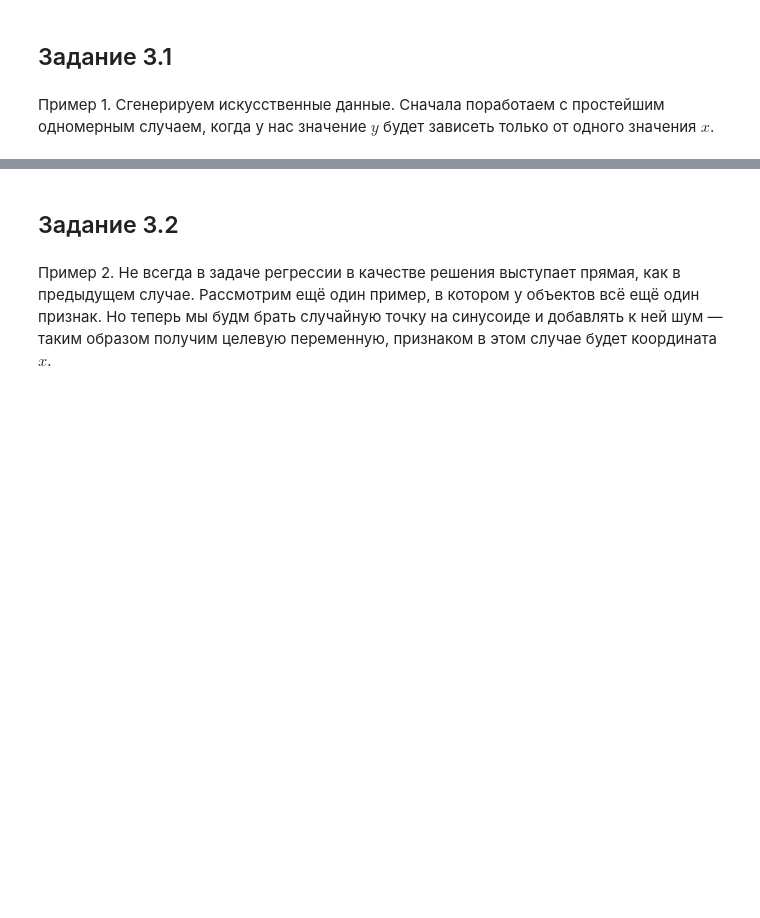
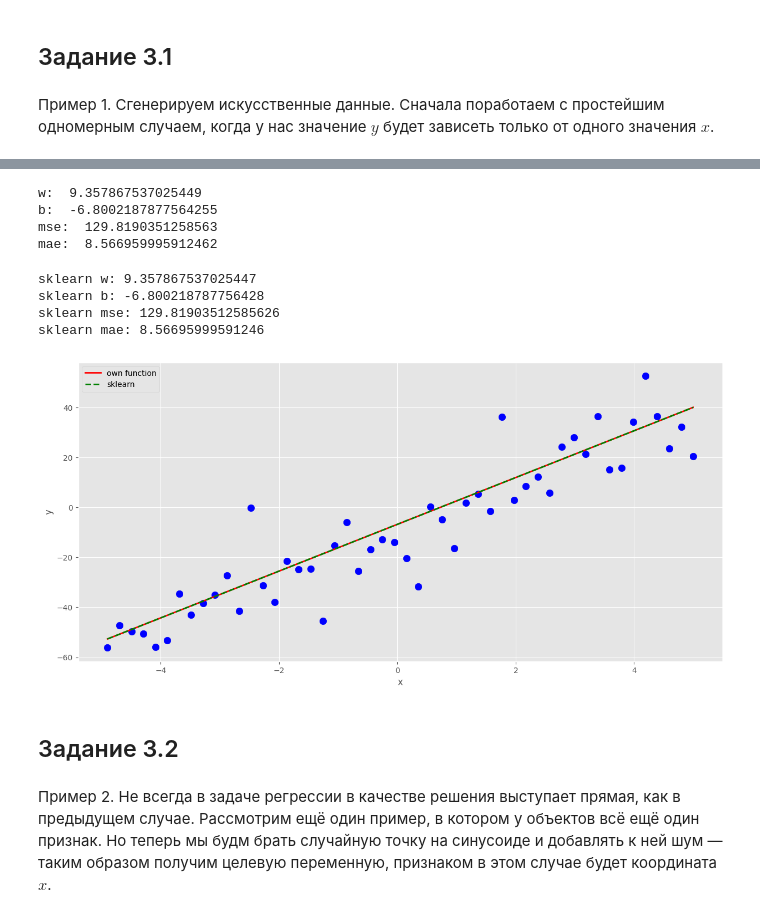
Before and after one commit to Walter-Rabbit/ML.VSem, a Jupyter notebook: Lab3/lab31.ipynb, the cells around one changed output, grey strips where cells are left out. Cells and saved outputs as stored; diff of their text form; code cells hidden in the pictures; blank space fills up the shorter version.

Commit message:
feat: full 3.1

```diff
--- a/Lab3/lab31.ipynb
+++ b/Lab3/lab31.ipynb
@@ -67,3 +69,26 @@ X, X_train, y_train, X_test, y_test = generate_data(100)
 # %%
 ### Реализуйте настройку w и b с помощью рассмотренного выше метода наименьших квадратов.
 ### Найдите значения метрик MSE и MAE. Сравните с результатами из sklearn
+def fit(x, y):
+  b_coefs = np.ones((x.reshape(-1, 1).shape[0], 1))
+  x_full = np.concatenate((x, b_coefs), axis=1)
+  return np.linalg.inv(x_full.T.dot(x_full)).dot(x_full.T).dot(y)
+
+def mse(actual, calculeted):
+  return np.mean((actual - calculeted) ** 2)
+
+def mae(actual, calculeted):
+  return np.mean(abs(actual - calculeted))
+# %%
+w, b = fit(X_train, y_train)
+print("w: ", w)
+print("b: ", b)
+
+y_calculated = X_test.T.dot(w) + b
+print("mse: ", mse(y_test, y_calculated))
+print("mae: ", mae(y_test, y_calculated))
+# %% [output]
+w:  9.357867537025449
+b:  -6.8002187877564255
+mse:  129.8190351258563
+mae:  8.566959995912462
@@ -70,3 +99,35 @@ X, X_train, y_train, X_test, y_test = generate_data(100)
+# %%
+sk_line = LinearRegression()
+sk_line.fit(X_train, y_train)
+
+sk_w = sk_line.coef_[0]
+sk_b = sk_line.intercept_
+print("sklearn w:", sk_w)
+print("sklearn b:", sk_b)
+
+print("sklearn mse:", mean_squared_error(y_test, sk_line.predict(X_test)))
+print("sklearn mae:", mean_absolute_error(y_test, sk_line.predict(X_test)))
+# %% [output]
+sklearn w: 9.357867537025447
+sklearn b: -6.800218787756428
+sklearn mse: 129.81903512585626
+sklearn mae: 8.56695999591246
+# %%
+f = plt.figure()
+f.set_figwidth(15)
+f.set_figheight(7)
+
+plt.xlabel('x')
+plt.ylabel('y')
+
+plt.scatter(X_test.T[0], y_test, 80, 'b')
+plt.plot(X_test.T[0], y_calculated[0], 'r', linewidth=2, label='own function')
+plt.plot(X_test.T[0], sk_line.predict(X_test), 'g--', linewidth=2, label='sklearn')
+
+plt.legend(loc='upper left')
+plt.show()
+# %% [output]
+[figure, added]
 # %% [markdown]
 ## Задание 3.2
 # %% [markdown]
```
Also changed, not shown: parts of 15 cells of this notebook.
